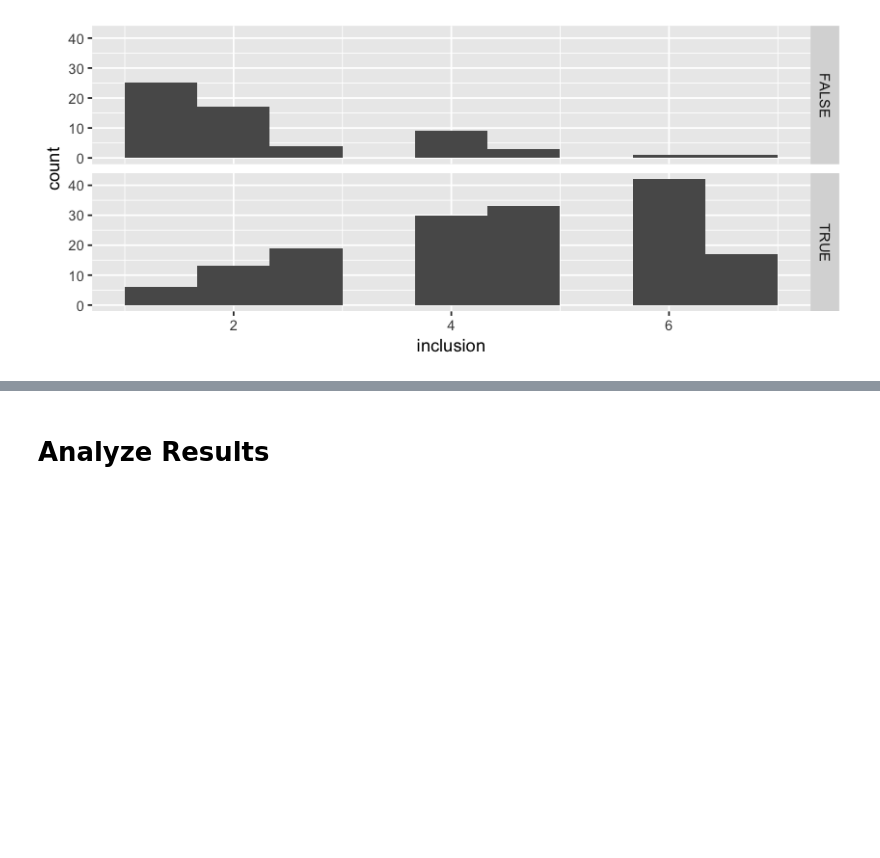
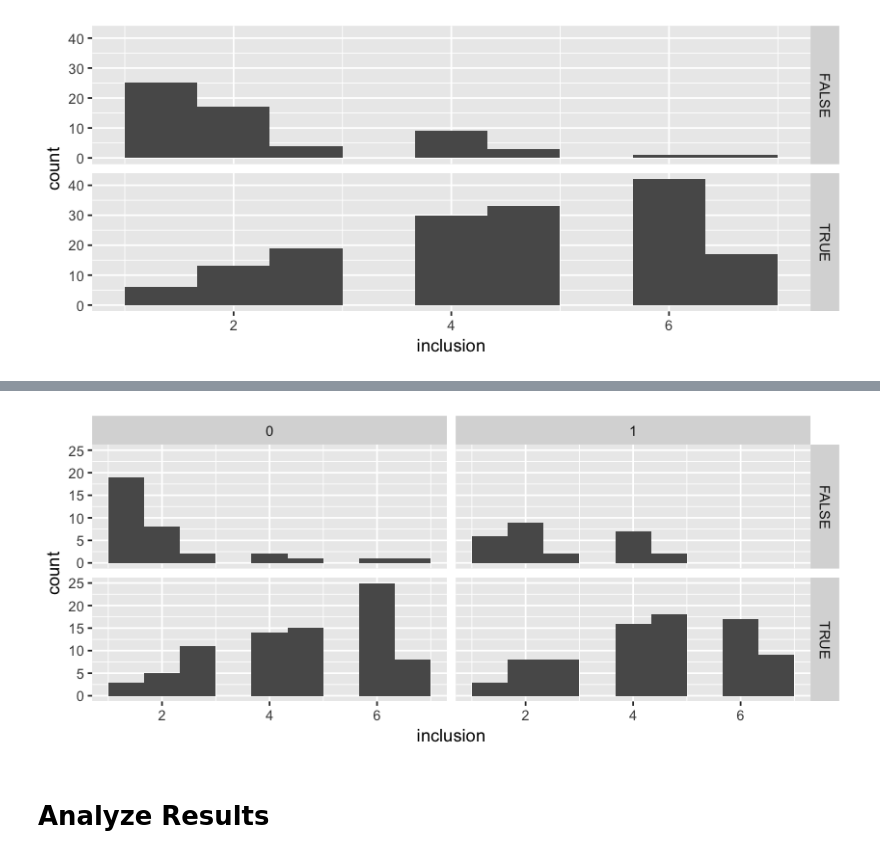
Before and after one commit to natematias/reddit-feminism-analysis-2018, a Jupyter notebook: analysis/analyze-r-feminism-experiment-results.R.ipynb, the cells around one changed output, grey strips where cells are left out. Cells and saved outputs as stored; diff of their text form; code cells hidden in the pictures; blank space fills up the shorter version.

```diff
--- a/analysis/analyze-r-feminism-experiment-results.R.ipynb
+++ b/analysis/analyze-r-feminism-experiment-results.R.ipynb
@@ -176,3 +176,10 @@ ggplot(newcomers, aes(inclusion)) +
 Warning message:
 “Removed 765 rows containing non-finite values (stat_bin).”
 [figure]
+# %%
+# columns: 0 = control, 1 = treatment
+# rows: TRUE = feminist, 1 = unsure or not feminist
+ggplot(newcomers, aes(inclusion)) +
+    geom_histogram(bins=10) +
+    facet_grid(ingroup ~ treatment )
+# %% [output]
@@ -179,3 +188,4 @@ Warning message:
+[figure, added]
 # %% [markdown]
 # Analyze Results
 # %%
```
Also changed, not shown: parts of 2 cells of this notebook.
